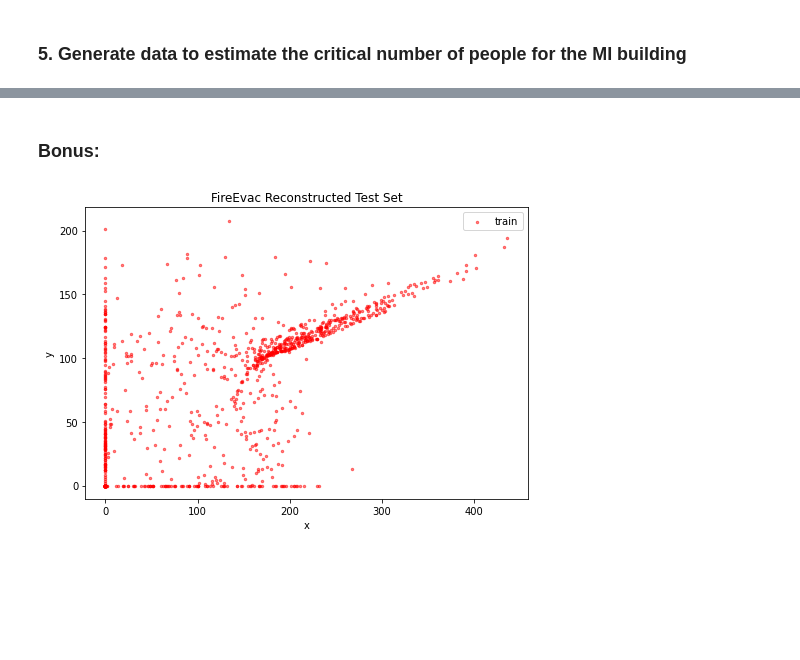
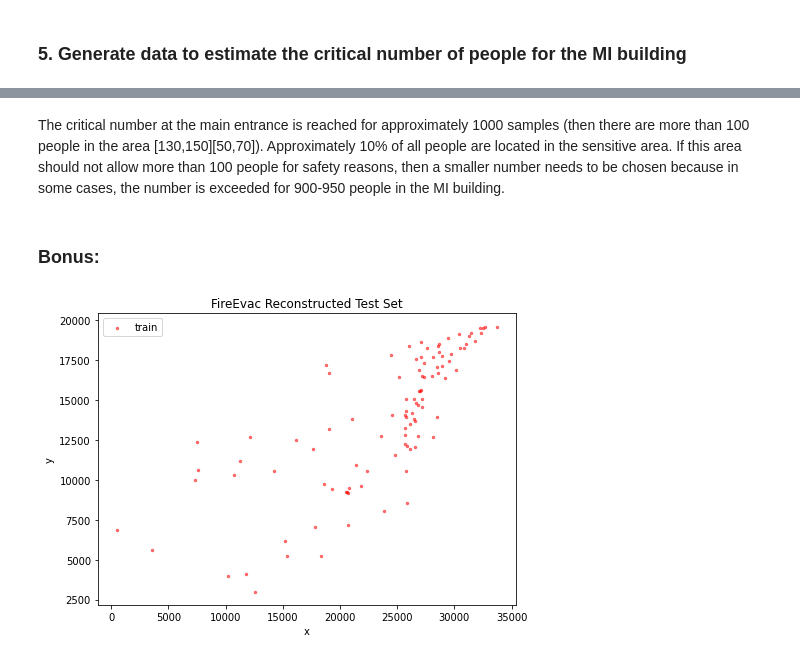
Before and after one commit to sonmikrafft-uni-MLCMS/ex4, a Jupyter notebook: task_4.ipynb, the cells around one changed output, grey strips where cells are left out. Drawn from its saved outputs; the diff is of its cells as text; code cells hidden in the pictures; blank space fills up the shorter version.

```diff
--- a/task_4.ipynb
+++ b/task_4.ipynb
@@ -29,7 +29,7 @@ plot_2d_train_test(
 # %%
 # Data & model configuration
 latent_dim = 2
-batch_size = 64
+batch_size = 32
 hidden_size = 64
 no_epochs = 200
 verbosity = 1
@@ -38,13 +40,16 @@ input_shape = train[0].shape
 # %%
 # preprocess data to be in range [0,1]
 def normalise(data):
-    factor = data.max()
-    data_normalised = data / factor
+    max = data.max()
+    min = data.min()
+
+    data_normalised = (data - min) / (max - min)
     return data_normalised
 
 def renormalise(data_normalised, data):
-    factor = data.max()
-    data_renormalised = data_normalised * factor
+    max = data.max()
+    min = data.min()
+    data_renormalised = data_normalised * (max - min) + min
     return data_renormalised
 
 train_normalised = normalise(train)
@@ -125,11 +141,9 @@ def generate_samples(num_samples):
         z_sample = np.random.normal(size=latent_dim)
         out = vae.decoder(np.array([z_sample]))[0]
         generated_samples[i] = out
-    return generated_samples
+    return renormalise(generated_samples, train)
 
 generated_samples = generate_samples(1000)
-print(generated_samples.max())
-generated_samples = renormalise(generated_samples, train)
 
-plot_2d_fire_evac_set(generated_samples, xlabel="x", ylabel="y", title="FireEvac Reconstructed Test Set", save_path="plots/fire_evac_test_data_generation.pdf", alpha=0.5)
+plot_2d_fire_evac_set(generated_samples, xlabel="x", ylabel="y", title="FireEvac Generated Set", save_path="plots/fire_evac_test_data_generation.pdf", alpha=0.5)
 # %% [output]
@@ -144,10 +187,12 @@ plot_2d_fire_evac_set(generated_samples, xlabel="x", ylabel="y", title="FireEvac
+# %% [markdown]
+The critical number at the main entrance is reached for approximately 1000 samples (then there are more than 100 people in the area [130,150][50,70]). Approximately 10% of all people are located in the sensitive area. If this area should not allow more than 100 people for safety reasons, then a smaller number needs to be chosen because in some cases, the number is exceeded for 900-950 people in the MI building.
 # %% [markdown]
 ### Bonus:
 # %%
 # generation of 100 people in the MI building
 generated_positions = generate_samples(100)
 generated_positions = renormalise(generated_positions, train)
 
-plot_2d_fire_evac_set(generated_samples, xlabel="x", ylabel="y", title="FireEvac Reconstructed Test Set", save_path="plots/fire_evac_test_data_generation_bonus.pdf", alpha=0.5)
+plot_2d_fire_evac_set(generated_positions, xlabel="x", ylabel="y", title="FireEvac Reconstructed Test Set", save_path="plots/fire_evac_test_data_generation_bonus.pdf", alpha=0.5)
 # %% [output]
-[figure, old version]
+[figure, new version]
```
Also changed, not shown: parts of 9 cells of this notebook.
